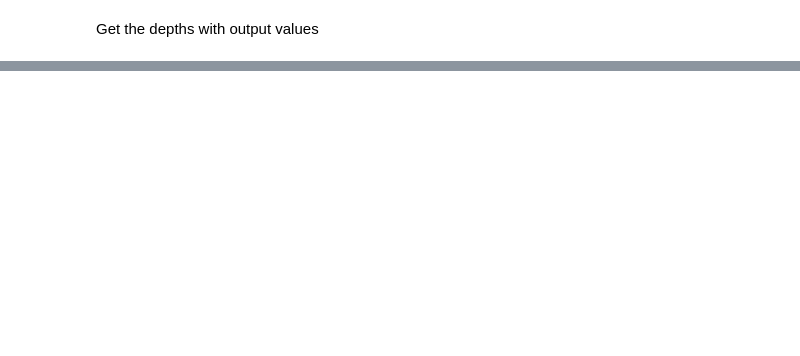
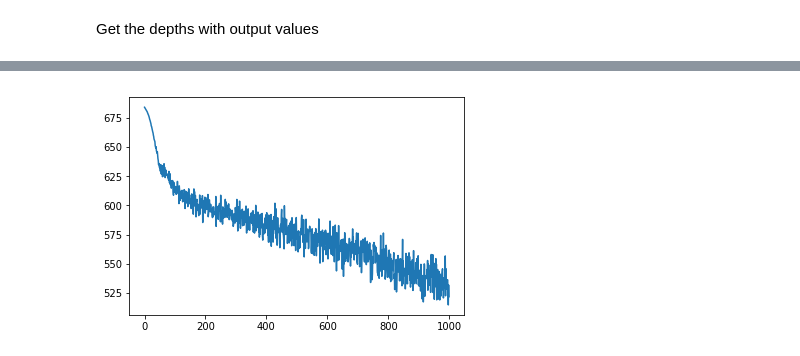
Before and after one commit to luungoc2005/simple_NN_GA, a Jupyter notebook: NN_Implementation.ipynb, the cells around one changed output, grey strips where cells are left out. Cells and saved outputs as stored; diff of their text form; code cells hidden in the pictures; blank space fills up the shorter version.

Commit message:
testing 3-layer model

```diff
--- a/NN_Implementation.ipynb
+++ b/NN_Implementation.ipynb
@@ -112,0 +136,34 @@ Testing with hidden_size=290, lr=0.001, alpha:0.5, score:0.46732335198150815
+# %%
+import torch
+Y_view = np.reshape(y_train, (-1, 1)) # Transform Y into 2d array
+
+from torch.autograd import Variable
+X_var = Variable(torch.from_numpy(X_train).float())
+Y_var = Variable(torch.from_numpy(Y_view).float())
+# %%
+import torch.nn as nn
+
+class Simple_NN(nn.Module):
+
+    def __init__(self, config):
+        super(Simple_NN, self).__init__()
+
+        self.hidden_size = config['hidden_size']
+        self.dropout_keep_prob = config['dropout_keep_prob']
+
+        self.linear = nn.Sequential(
+            nn.Linear(5, self.hidden_size),
+            nn.ELU(),
+            nn.Dropout(1 - self.dropout_keep_prob),
+            nn.Linear(self.hidden_size, self.hidden_size),
+            nn.ELU(),
+            nn.Dropout(1 - self.dropout_keep_prob),
+            nn.Linear(self.hidden_size, self.hidden_size),
+            nn.ELU(),
+            nn.Dropout(1 - self.dropout_keep_prob),
+            nn.Linear(self.hidden_size, 1),
+        )
+
+    def forward(self, inputs):
+        output = self.linear(inputs)
+        return output
@@ -125,0 +256,9 @@ MLPRegressor(activation='relu', alpha=0.05, batch_size='auto', beta_1=0.9,
+# %%
+import matplotlib.pyplot as plt
+import matplotlib.ticker as ticker
+
+plt.figure()
+plt.plot(models[0]['losses'])
+plt.show()
+# %% [output]
+[figure, added]
```
Also changed, not shown: parts of 23 cells of this notebook, 4 other files.
